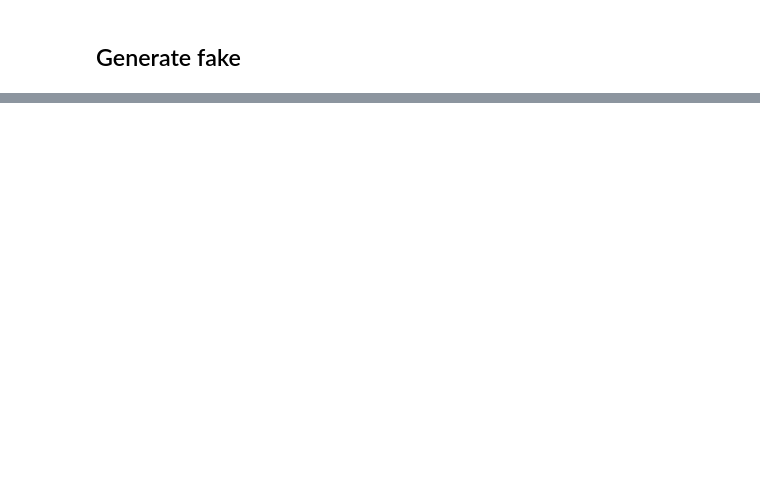
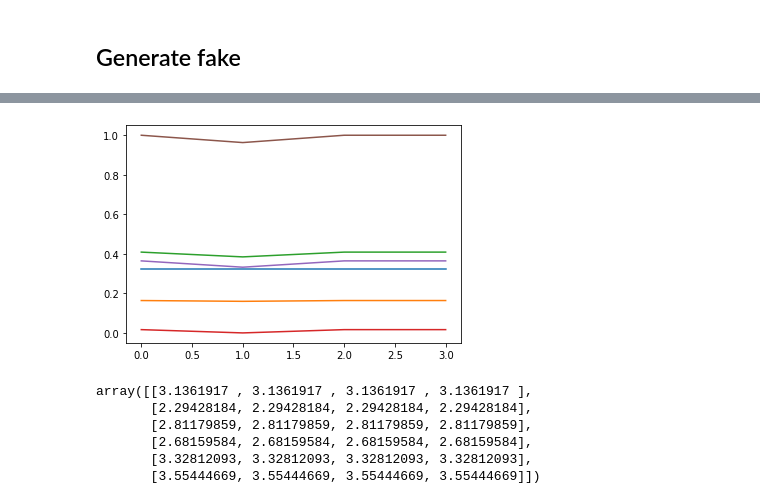
Before and after one commit to anderssegerlund/Machine-Learning, a Jupyter notebook: Car-volt mock data/Generate fake car volt data.ipynb, the cells around one changed output, grey strips where cells are left out. Cells and saved outputs as stored; diff of their text form; code cells hidden in the pictures; blank space fills up the shorter version.

```diff
--- a/Car-volt mock data/Generate fake car volt data.ipynb
+++ b/Car-volt mock data/Generate fake car volt data.ipynb
@@ -36 +15,8 @@ data = Data(car)
+# %%
+def normalize(x):
+    x_min = x.min()
+    x_max = x.max()
+
+    x = (x-x_min)/(x_max -x_min)
+    return x
 # %%
@@ -73,0 +53,29 @@ Timestamp('2001-10-01 00:00:00')
+# %%
+def create_sequence(time_steps=40, n_cells=4, failed_cell=1, is_fail=True, sigma=0.0, volt_stochastic = 0.9, normalize_x=False):
+    x = np.zeros([time_steps,n_cells])
+    for i in range(time_steps):
+        median = random.uniform(2, 4)
+        volt = np.random.normal(loc=median, scale=sigma, size=n_cells)
+        if is_fail:
+            r = random.random()
+            if r < volt_stochastic:
+                stochstic_amplifier = random.randint(100,1000)
+
+                y = (1-i/stochstic_amplifier)
+                #print(y)
+                volt[failed_cell]*=y
+        x[i,:] = volt
+    if normalize_x:
+        x = normalize(x)
+    if is_fail:
+        label = 1
+    else:
+        label = 0
+    return x, label
+# %%
+x,y = create_sequence(time_steps=6, n_cells=4, failed_cell=1, is_fail=True, sigma=0.0, volt_stochastic = 0.9, normalize_x=True)
+# %%
+plt.plot(x.T)
+plt.show()
+# %% [output]
+[figure, added]
@@ -73,0 +95,9 @@ Timestamp('2001-10-01 00:00:00')
+# %%
+data[0][0]
+# %% [output]
+array([[3.1361917 , 3.1361917 , 3.1361917 , 3.1361917 ],
+       [2.29428184, 2.29428184, 2.29428184, 2.29428184],
+       [2.81179859, 2.81179859, 2.81179859, 2.81179859],
+       [2.68159584, 2.68159584, 2.68159584, 2.68159584],
+       [3.32812093, 3.32812093, 3.32812093, 3.32812093],
+       [3.55444669, 3.55444669, 3.55444669, 3.55444669]])
```
Also changed, not shown: parts of 14 cells of this notebook, 2 other files.
